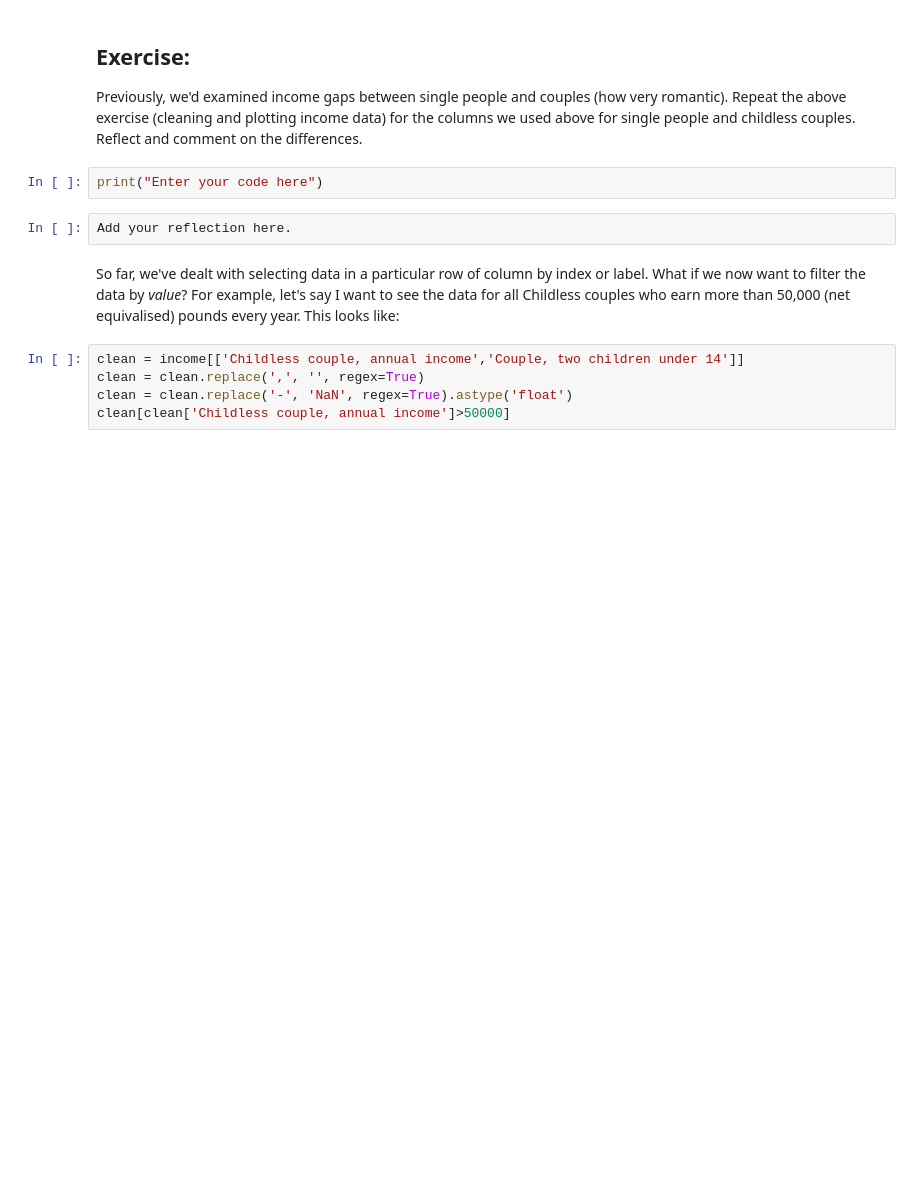
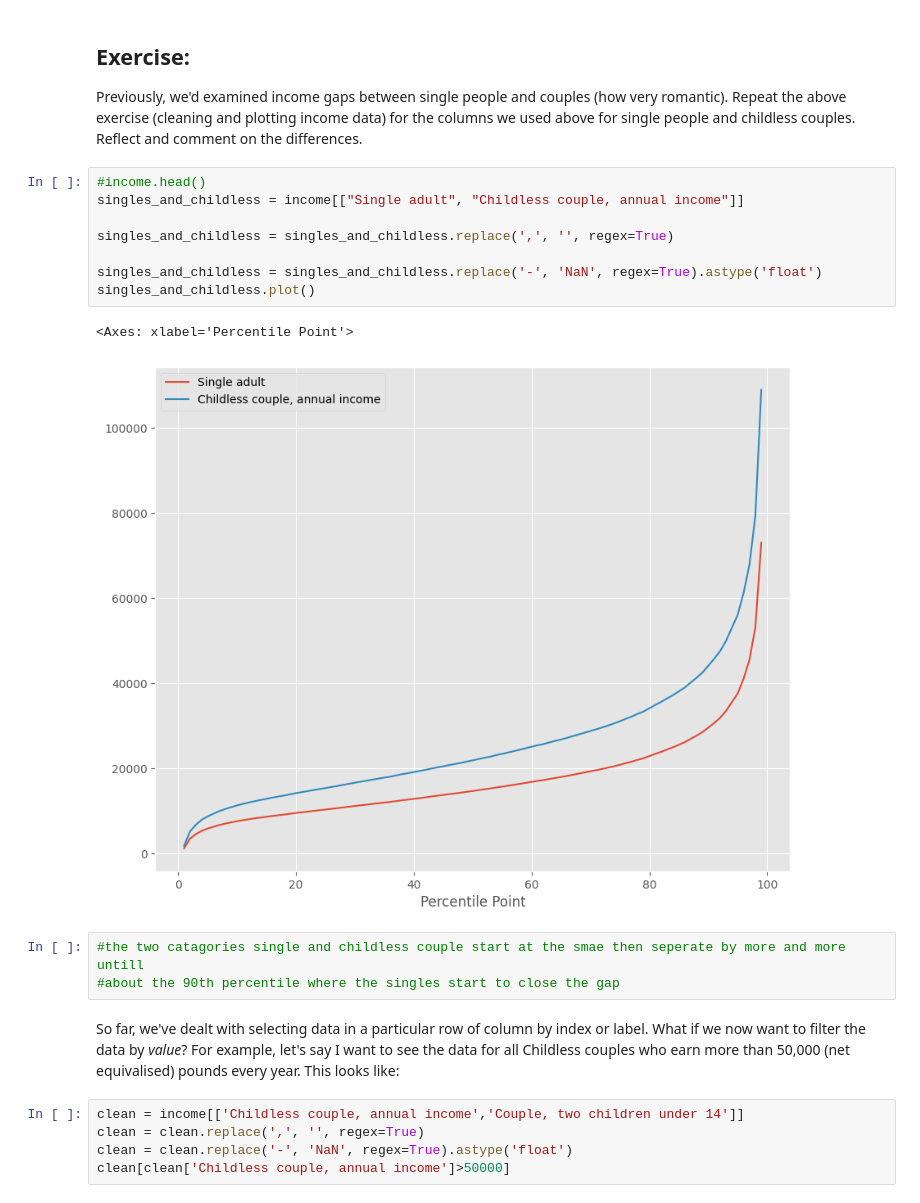
Before and after one commit to emetcalf-vas/QM2, a Jupyter notebook: notebooks/W02. Pandas.ipynb, the cells around one changed output. Saved outputs shown, nothing was run; the diff lists cells and outputs as text; blank space fills up the shorter version.

```diff
--- a/notebooks/W02. Pandas.ipynb
+++ b/notebooks/W02. Pandas.ipynb
@@ -304,10 +318,20 @@ Text(0, 0.5, 'Income Per Week [GBP]')
 ## Exercise:
 
 Previously, we'd examined income gaps between single people and couples (how very romantic). Repeat the above exercise (cleaning and plotting income data) for the columns we used above for single people and childless couples. Reflect and comment on the differences.
-# %%
-print("Enter your code here")
-# %%
-Add your reflection here.
+# %%
+#income.head()
+singles_and_childless = income[["Single adult", "Childless couple, annual income"]]
+
+singles_and_childless = singles_and_childless.replace(',', '', regex=True)
+
+singles_and_childless = singles_and_childless.replace('-', 'NaN', regex=True).astype('float')
+singles_and_childless.plot()
+# %% [output]
+<Axes: xlabel='Percentile Point'>
+[figure, added]
+# %%
+#the two catagories single and childless couple start at the smae then seperate by more and more untill
+#about the 90th percentile where the singles start to close the gap
 # %% [markdown]
 So far, we've dealt with selecting data in a particular row of column by index or label. What if we now want to filter the data by *value*? For example, let's say I want to see the data for all Childless couples who earn more than 50,000 (net equivalised) pounds every year. This looks like:
 # %%
```
Also changed, not shown: parts of 14 cells of this notebook.
